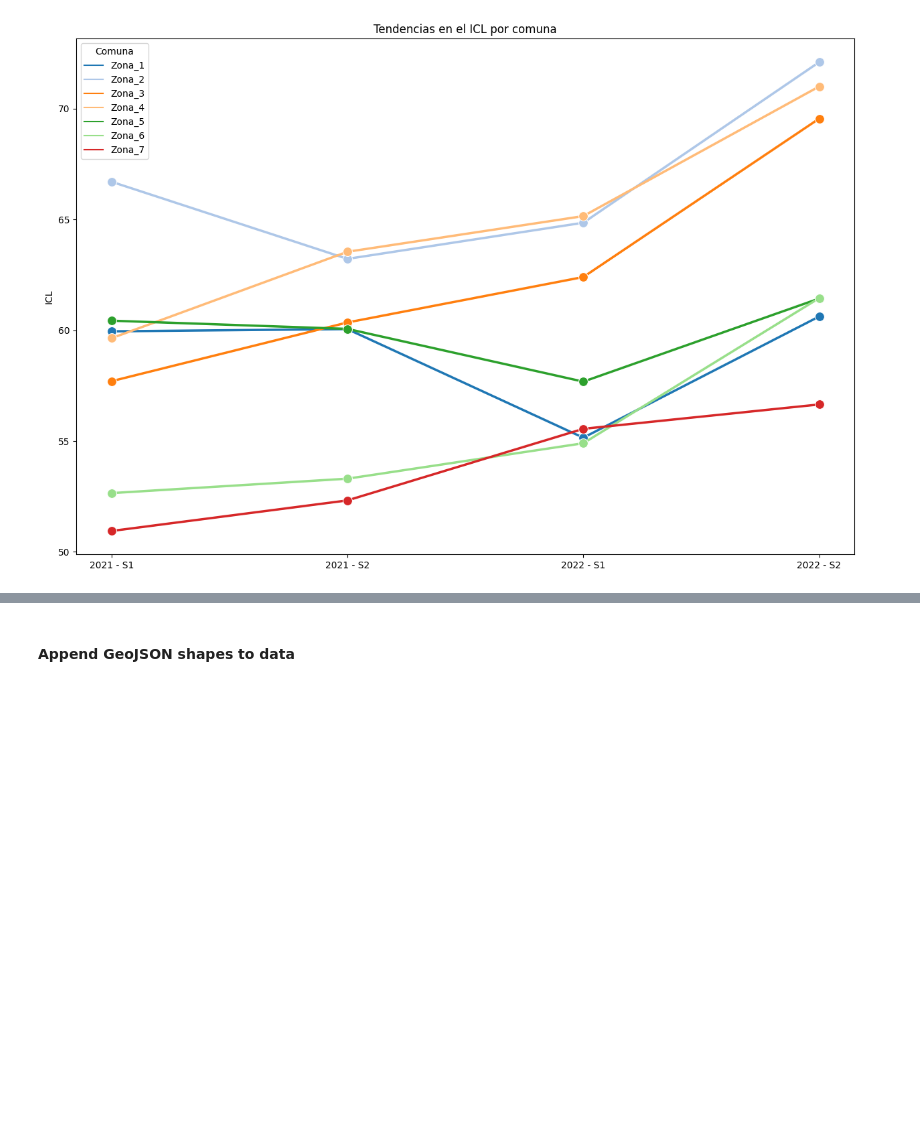
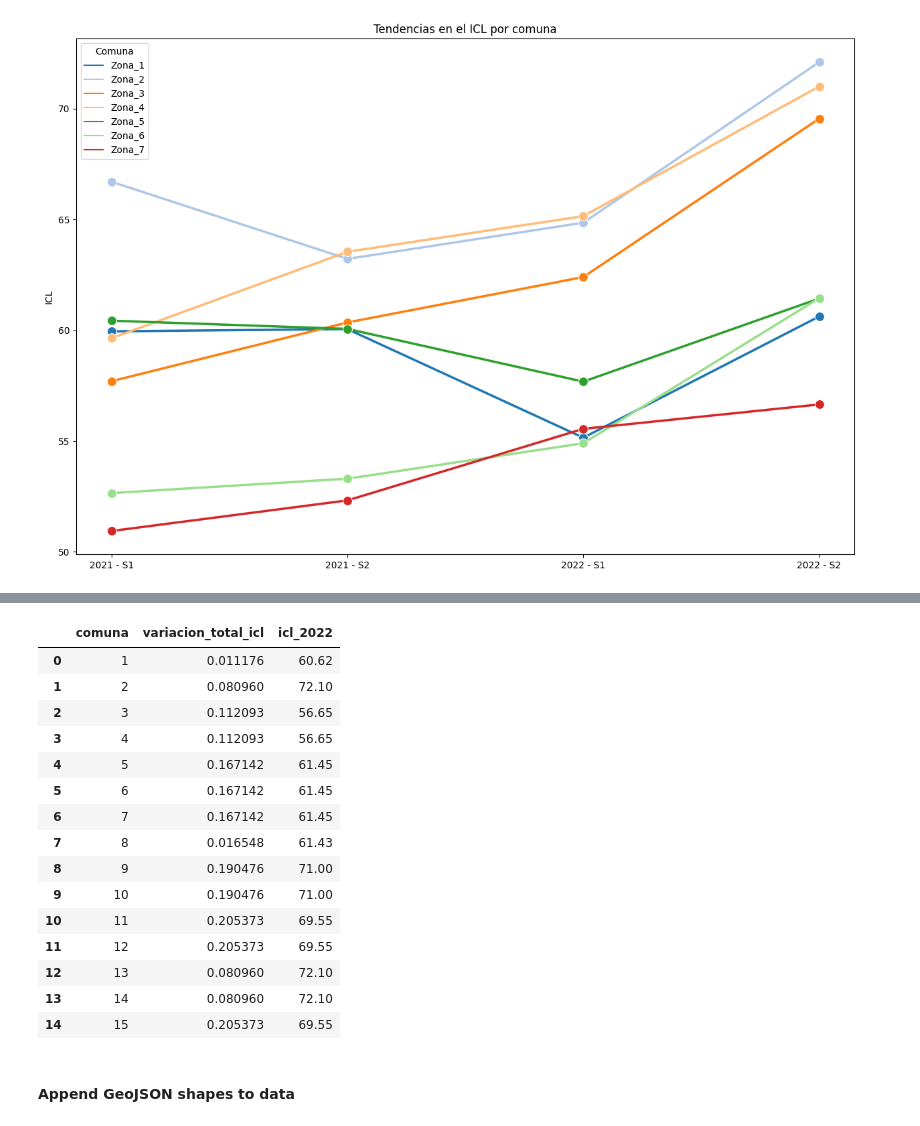
Before and after one commit to juanseh238/comuna-tracker, a Jupyter notebook: 05_analisis_recoleccion_basura.ipynb, the cells around one changed output, grey strips where cells are left out. Drawn from its saved outputs; the diff is of its cells as text; code cells hidden in the pictures; blank space fills up the shorter version.

```diff
--- a/05_analisis_recoleccion_basura.ipynb
+++ b/05_analisis_recoleccion_basura.ipynb
@@ -272,6 +272,25 @@ agged_tendencias_icl
 last_observation = tendencias_icl[tendencias_icl.semestre_label == "2022 - S2"][["comuna", "indice_de_calidad_de_limpieza"]]
 last_observation.rename(columns={"indice_de_calidad_de_limpieza": "icl_2022"}, inplace=True)
 agged_tendencias_icl = agged_tendencias_icl.merge(last_observation, on="comuna", how="left")
+# %%
+agged_tendencias_icl
+# %% [output]
+|  | comuna | variacion_total_icl | icl_2022 |
+| 0 | 1 | 0.011176 | 60.62 |
+| 1 | 2 | 0.080960 | 72.10 |
+| 2 | 3 | 0.112093 | 56.65 |
+| 3 | 4 | 0.112093 | 56.65 |
+| 4 | 5 | 0.167142 | 61.45 |
+| 5 | 6 | 0.167142 | 61.45 |
+| 6 | 7 | 0.167142 | 61.45 |
+| 7 | 8 | 0.016548 | 61.43 |
+| 8 | 9 | 0.190476 | 71.00 |
+| 9 | 10 | 0.190476 | 71.00 |
+| 10 | 11 | 0.205373 | 69.55 |
+| 11 | 12 | 0.205373 | 69.55 |
+| 12 | 13 | 0.080960 | 72.10 |
+| 13 | 14 | 0.080960 | 72.10 |
+| 14 | 15 | 0.205373 | 69.55 |
 # %% [markdown]
 #### Append GeoJSON shapes to data
 # %%
```
Also changed, not shown: parts of 21 cells of this notebook, 3 other files.
